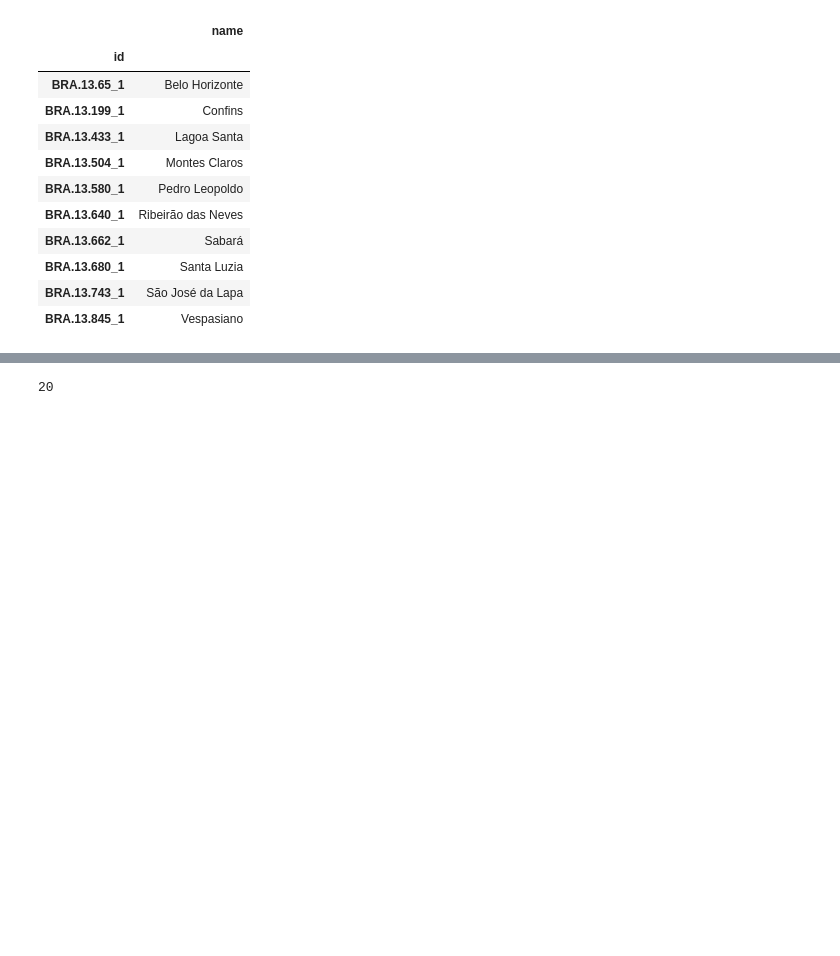
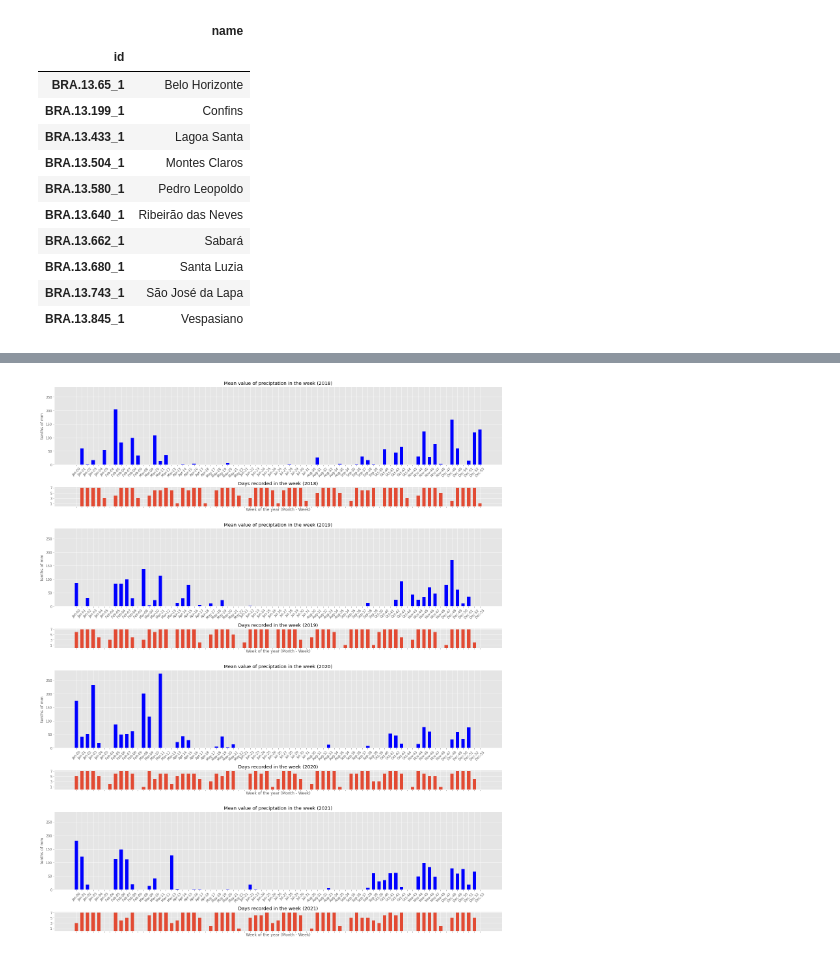
Before and after one commit to dutrajardim/fire-information, a Jupyter notebook: notebooks/adm1_analisys.ipynb, the cells around one changed output, grey strips where cells are left out. Cells and saved outputs as stored; diff of their text form; code cells hidden in the pictures; blank space fills up the shorter version.

Commit message:
updated the adm1 analisys charts

```diff
--- a/notebooks/adm1_analisys.ipynb
+++ b/notebooks/adm1_analisys.ipynb
@@ -133,10 +126,8 @@ pdgrp_prcp = pd_prcp \
     .groupby(['adm2', 'year', 'month_week']).agg(
         datetime=pd.NamedAgg('datetime', 'last'),
         number_of_stations=pd.NamedAgg('station', 'nunique'),
-        # mean_value=pd.NamedAgg('value', 'mean'),
-        mean_value=pd.NamedAgg('value', lambda x: x.sum() / 7),
+        mean_value=pd.NamedAgg('value', 'mean'),
+        # mean_value=pd.NamedAgg('value', lambda x: x.sum() / 7),
         sum_value=pd.NamedAgg('value', 'sum'),
         days_of_data=pd.NamedAgg('date', 'nunique')
     )
-
-pdgrp_prcp
@@ -236,5 +134,57 @@ plt.show()
-# %%
-pd_tempr.adm3.nunique()
-# %% [output]
-20
+# %%
+years = [2018, 2019, 2020, 2021]
+adm2_id = 'BRA.13.65_1'
+nrows = len(years) * 2
+
+fig, axs = plt.subplots(
+    ncols=1,
+    nrows=nrows,
+    figsize=(20, nrows*3),
+    sharex=True,
+    gridspec_kw={'height_ratios': [1 if x % 2 else 4 for x in range(nrows)]} # height ratios [4, 1, 4, 1 ... 4, 1]
+)
+
+axs[0].get_shared_y_axes().join(*[axs[x] for x in range(0, len(years) * 2, 2)])
+axs[1].get_shared_y_axes().join(*[axs[x] for x in range(1, len(years) * 2, 2)])
+
+width = .6
+
+def x_fmt_func(labels):
+    return ticker.FuncFormatter(lambda x, y: datetime.strptime(labels[x][:2], "%m").strftime("%b") + labels[x][2:])
+
+
+for key, year in enumerate(years):
+    i1, i2 = key * 2, key * 2 + 1
+
+    data_df = pdgrp_prcp.loc[(adm2_id, year), 'mean_value']
+
+    data_x = np.arange(len(data_df.index))
+    data_y = data_df.values
+
+    axs[i1].bar(data_x, data_y, width=width, color='blue')
+
+    axs[i1].set_ylabel('tenths of mm')
+    axs[i1].set_title('Mean value of preciptation in the week (%s)' % year)
+    axs[i1].xaxis.set_tick_params(labelbottom=True, rotation=45)
+
+    data_df = pdgrp_prcp.loc[(adm2_id, year), 'days_of_data']
+
+    data_x = np.arange(len(data_df.index))
+    data_y = data_df.values
+
+    axs[i2].bar(data_x, data_y, width=width)
+
+    axs[i2].set_xticks(data_x)
+    axs[i2].set_yticks(range(1, 8, 2))
+    axs[i2].xaxis.set_major_formatter(x_fmt_func(data_df.index))
+    axs[i2].set_title('Days recorded in the week (%s)' % year)
+    axs[i2].set_xlabel('Week of the year (Month - Week)')
+    axs[i2].xaxis.set_tick_params(labelbottom=False)
+
+# axs.set_xticks(xticks + width / (2 / 2 ** (number_of_bars - 2)))
+
+plt.tight_layout()
+plt.show()
+# %% [output]
+[figure, added]
 # %%
```
Also changed, not shown: parts of 17 cells of this notebook.
